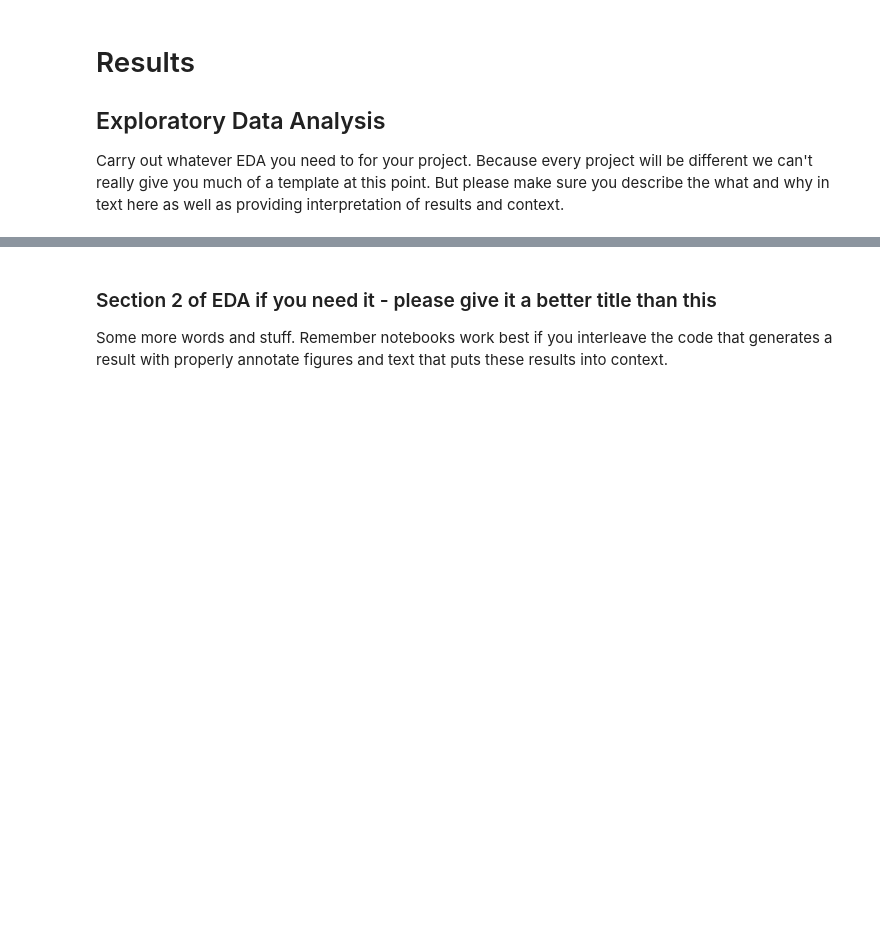
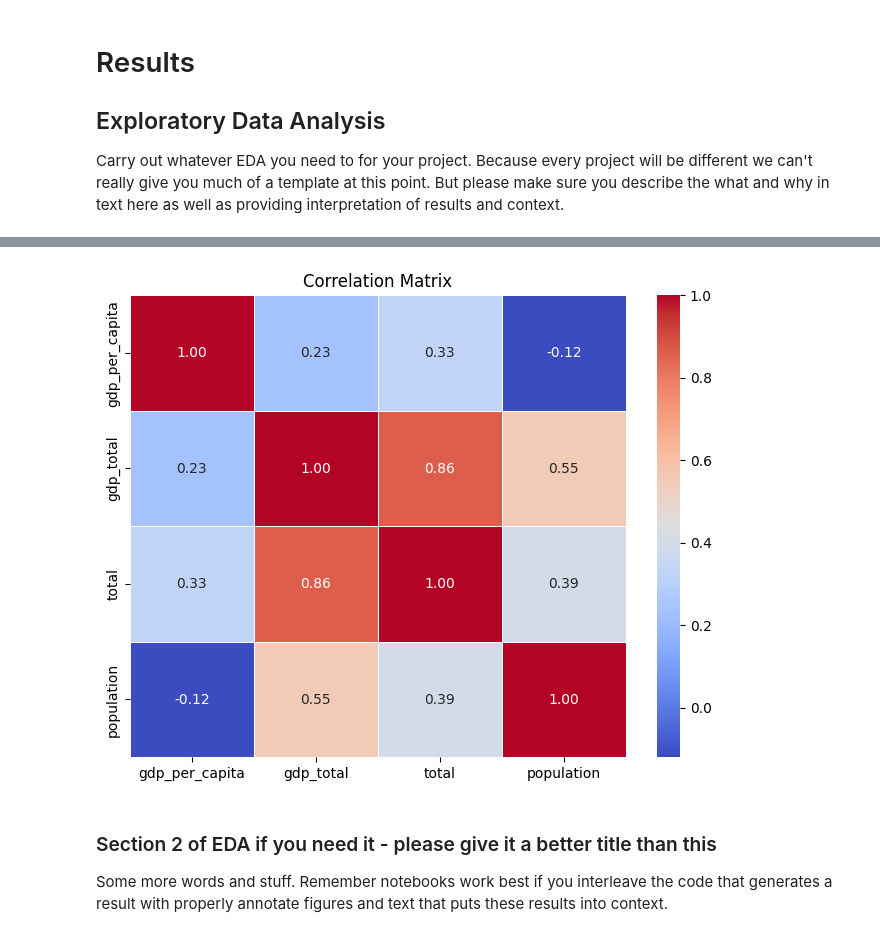
Before and after one commit to levsah/Olympinomics, a Jupyter notebook: EDACheckpoint_Group103-FA24.ipynb, the cells around one changed output, grey strips where cells are left out. Drawn from its saved outputs; the diff is of its cells as text; code cells hidden in the pictures; blank space fills up the shorter version.

Commit message:
added heatmaps and correlation matrix

```diff
--- a/EDACheckpoint_Group103-FA24.ipynb
+++ b/EDACheckpoint_Group103-FA24.ipynb
@@ -733,0 +730,20 @@ Some more words and stuff.  Remember notebooks work best if you interleave the c
+# %%
+gdp_pc_medals = olympics24[['country', 'gdp_per_capita', 'gdp_total', 'total', 'population']]
+
+fig_gdp = px.choropleth(gdp_pc_medals,
+                        locations="country",
+                        locationmode="country names",  # Match the country names format in Plotly
+                        color="gdp_per_capita",
+                        hover_name="country",
+                        color_continuous_scale='RdYlGn',
+                        title="Global Distribution of GDP per Capita in 2024 Olympics Participating Nations",
+                        labels={"gdp_per_capita": "GDP per Capita (USD)"})
+
+fig_gdp.update_geos(showcoastlines=True, coastlinecolor="Black")
+fig_gdp.update_layout(
+    plot_bgcolor='black',  # Change background to black
+    paper_bgcolor='black',  # Change the outer background to black
+    font_color='white',  # Change font color to white for better visibility
+    geo=dict(showland=True, landcolor='gray', showcoastlines=True, coastlinecolor="white", projection_type="natural earth")
+)
+fig_gdp.show()
@@ -734,3 +804,13 @@ Some more words and stuff.  Remember notebooks work best if you interleave the c
+# %%
+corr_df = gdp_pc_medals.set_index('country')
+correlation_matrix = corr_df.corr()
+
+plt.figure(figsize=(8, 6))
+sns.heatmap(correlation_matrix, annot=True, cmap='coolwarm', fmt='.2f', linewidths=0.5)
+plt.title('Correlation Matrix')
+plt.show()
+# %% [output]
+[figure, added]
 # %% [markdown]
 ### Section 2 of EDA if you need it  - please give it a better title than this
 
```
Also changed, not shown: parts of 7 cells of this notebook, 1 other file.
